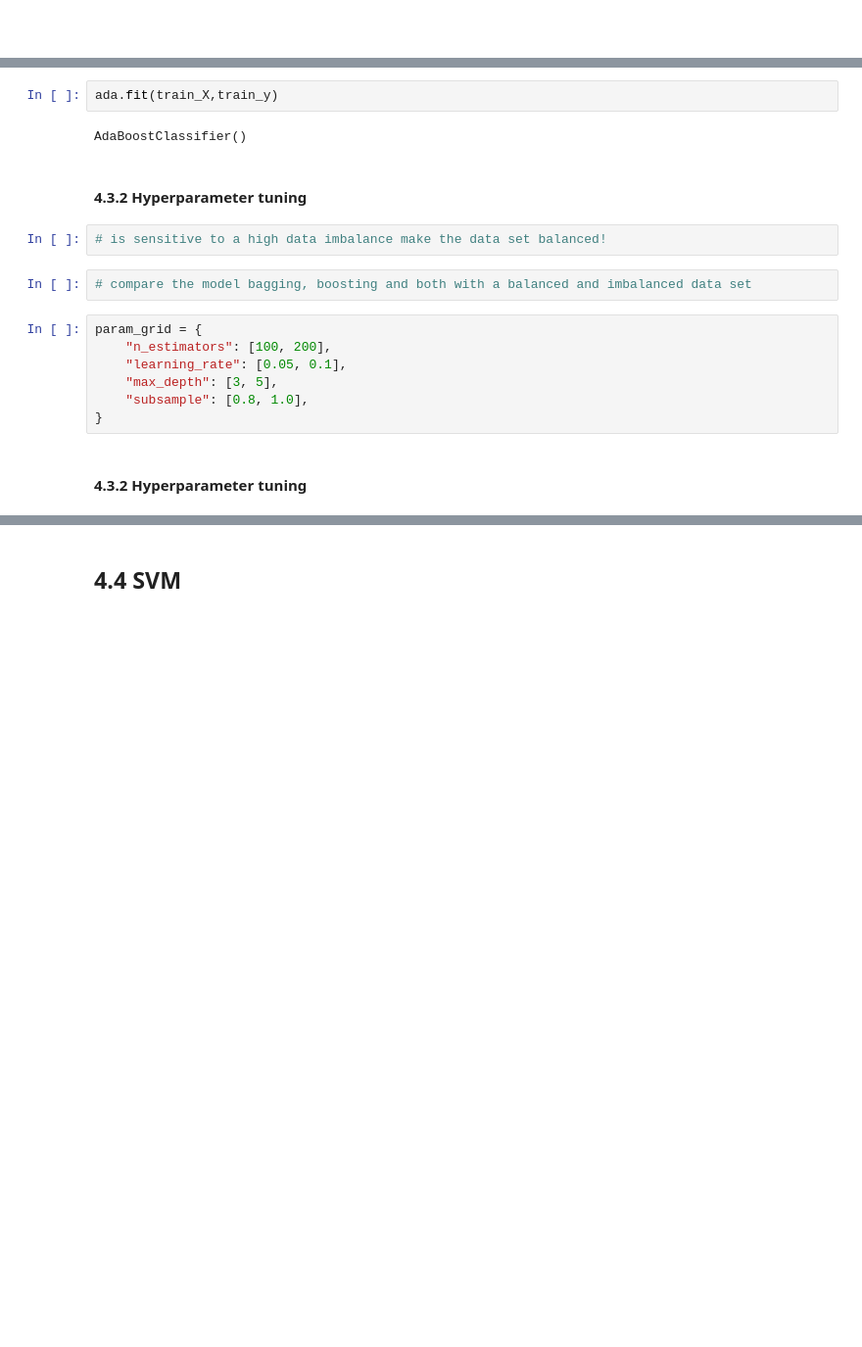
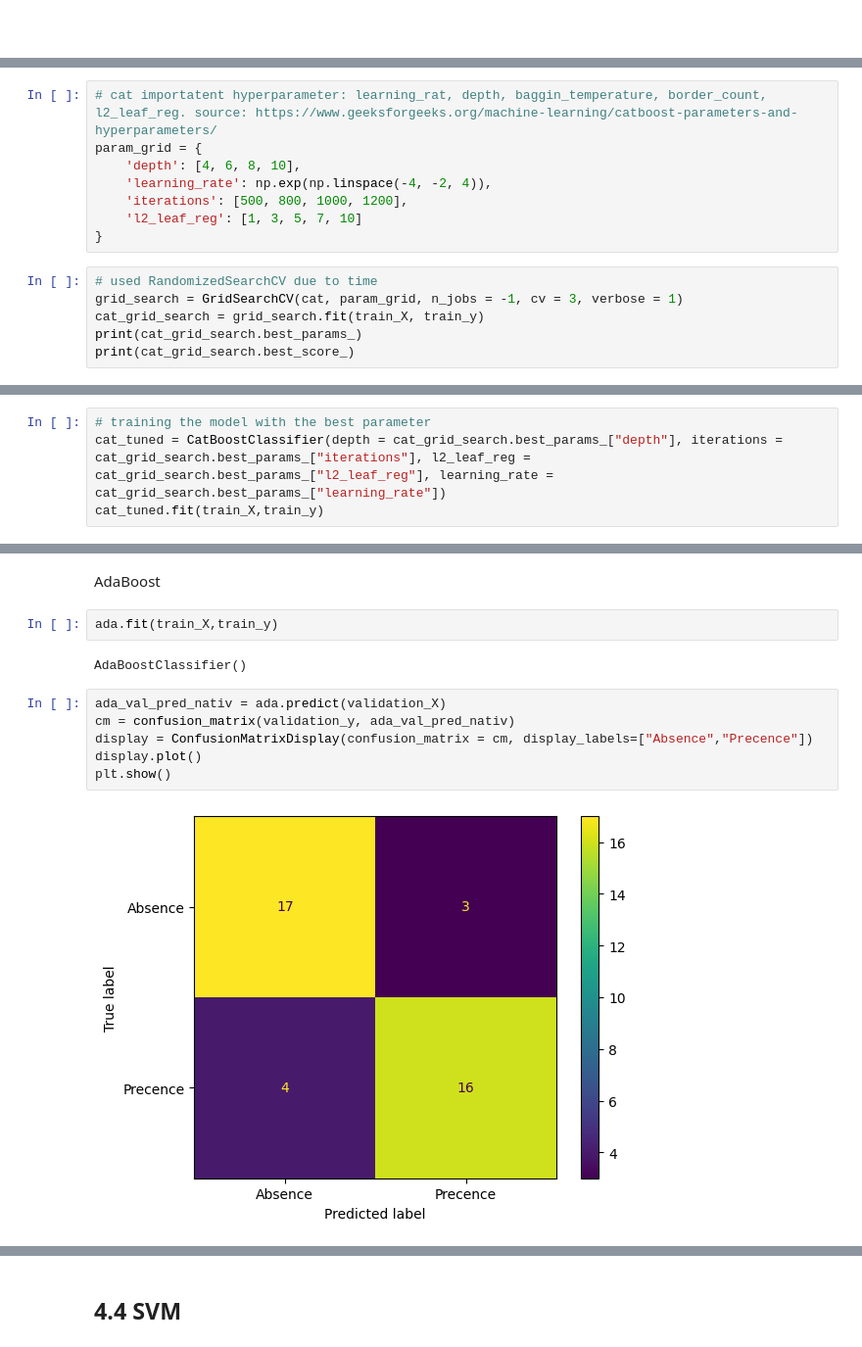
Before and after one commit to micheleishere/CO2, a Jupyter notebook: Project_CO2_main.ipynb, the cells around one changed output, grey strips where cells are left out. Shown at 98% size. Drawn from its saved outputs; the diff is of its cells as text; blank space fills up the shorter version.

```diff
--- a/Project_CO2_main.ipynb
+++ b/Project_CO2_main.ipynb
@@ -461,0 +531,14 @@ Text(0, 0.5, 'Accuracy')
+# %%
+# cat importatent hyperparameter: learning_rat, depth, baggin_temperature, border_count, l2_leaf_reg. source: https://www.geeksforgeeks.org/machine-learning/catboost-parameters-and-hyperparameters/
+param_grid = {
+    'depth': [4, 6, 8, 10],
+    'learning_rate': np.exp(np.linspace(-4, -2, 4)),
+    'iterations': [500, 800, 1000, 1200],
+    'l2_leaf_reg': [1, 3, 5, 7, 10]
+}
+# %%
+# used RandomizedSearchCV due to time
+grid_search = GridSearchCV(cat, param_grid, n_jobs = -1, cv = 3, verbose = 1)
+cat_grid_search = grid_search.fit(train_X, train_y)
+print(cat_grid_search.best_params_)
+print(cat_grid_search.best_score_)
@@ -461,0 +563,4 @@ Text(0, 0.5, 'Accuracy')
+# %%
+# training the model with the best parameter
+cat_tuned = CatBoostClassifier(depth = cat_grid_search.best_params_["depth"], iterations = cat_grid_search.best_params_["iterations"], l2_leaf_reg = cat_grid_search.best_params_["l2_leaf_reg"], learning_rate = cat_grid_search.best_params_["learning_rate"])
+cat_tuned.fit(train_X,train_y)
@@ -462,19 +614,14 @@ Text(0, 0.5, 'Accuracy')
+# %% [markdown]
+AdaBoost
 # %%
 ada.fit(train_X,train_y)
 # %% [output]
 AdaBoostClassifier()
-# %% [markdown]
-#### 4.3.2 Hyperparameter tuning
-# %%
-# is sensitive to a high data imbalance make the data set balanced!
-# %%
-# compare the model bagging, boosting and both with a balanced and imbalanced data set
-# %%
-param_grid = {
-    "n_estimators": [100, 200],
-    "learning_rate": [0.05, 0.1],
-    "max_depth": [3, 5],
-    "subsample": [0.8, 1.0],
-}
-# %% [markdown]
-#### 4.3.2 Hyperparameter tuning
+# %%
+ada_val_pred_nativ = ada.predict(validation_X)
+cm = confusion_matrix(validation_y, ada_val_pred_nativ)
+display = ConfusionMatrixDisplay(confusion_matrix = cm, display_labels=["Absence","Precence"])
+display.plot()
+plt.show()
+# %% [output]
+[figure, added]
```
Also changed, not shown: parts of 21 cells of this notebook, 39 other files.
